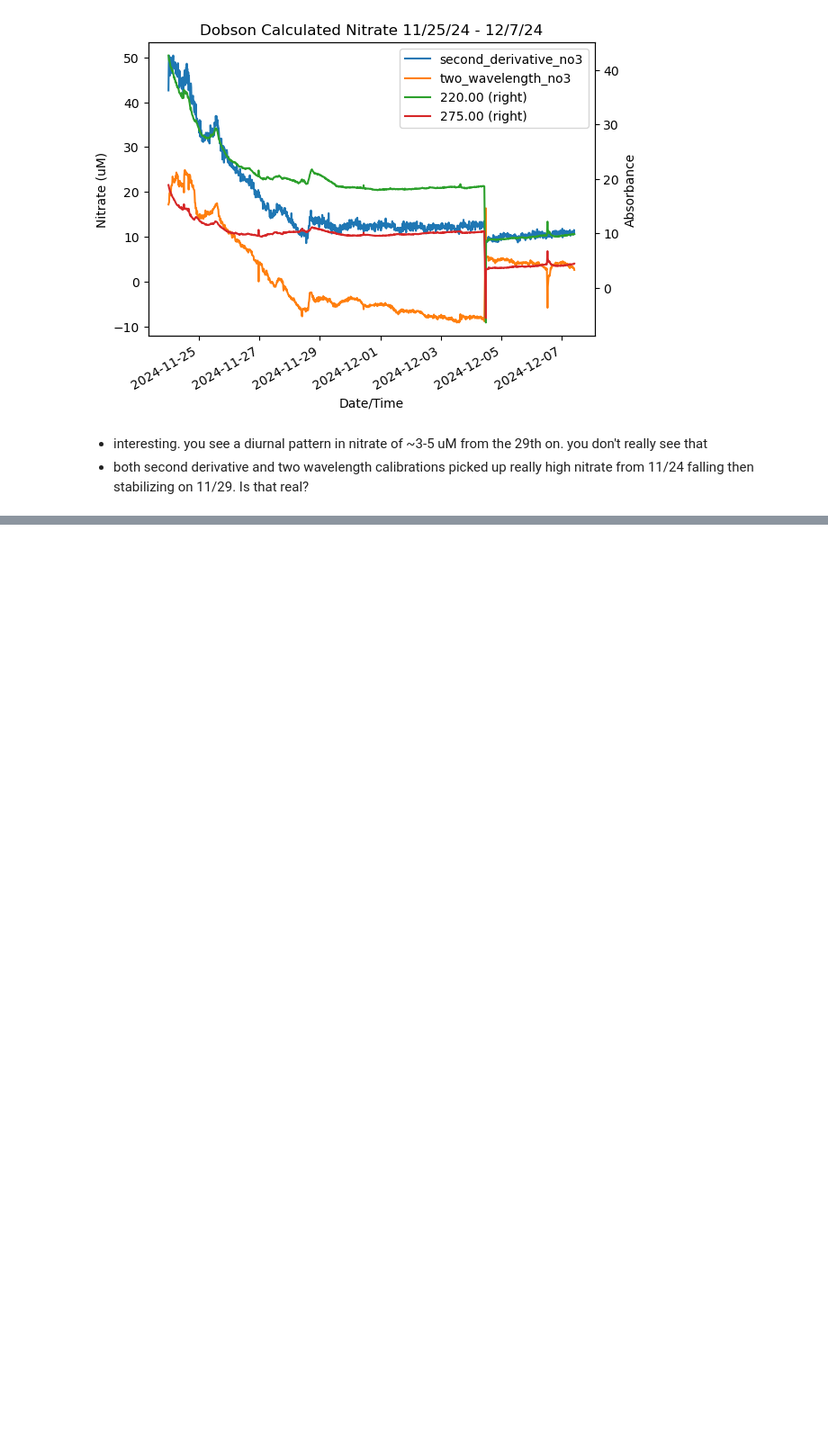
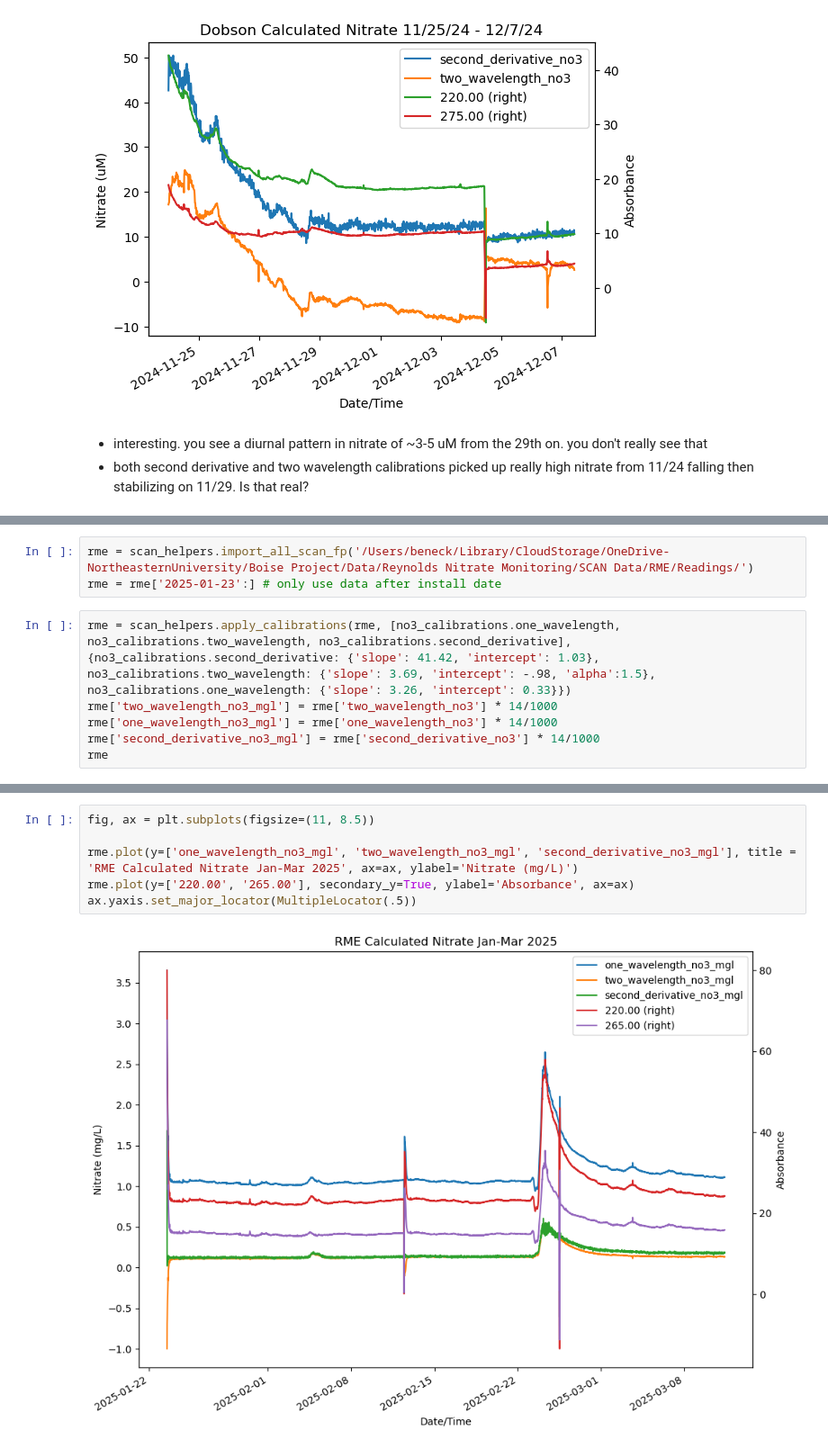
Before and after one commit to mbeneck/rcew-nitrate, a Jupyter notebook: 8-16-24 Reynolds Data.ipynb, the cells around one changed output, grey strips where cells are left out. Shown at 90% size. Saved outputs shown, nothing was run; the diff lists cells and outputs as text; blank space fills up the shorter version.

Commit message:
Created plots for RME data Jan-Mar 2025

```diff
--- a/8-16-24 Reynolds Data.ipynb
+++ b/8-16-24 Reynolds Data.ipynb
@@ -140,0 +144,9 @@ dobson['11/24/2024 00:00':'12/7/2024 10:00'].plot(y='275.00', title = 'Dobson Ca
+# %%
+rme = scan_helpers.import_all_scan_fp('/Users/beneck/Library/CloudStorage/OneDrive-NortheasternUniversity/Boise Project/Data/Reynolds Nitrate Monitoring/SCAN Data/RME/Readings/')
+rme = rme['2025-01-23':] # only use data after install date
+# %%
+rme = scan_helpers.apply_calibrations(rme, [no3_calibrations.one_wavelength, no3_calibrations.two_wavelength, no3_calibrations.second_derivative], {no3_calibrations.second_derivative: {'slope': 41.42, 'intercept': 1.03}, no3_calibrations.two_wavelength: {'slope': 3.69, 'intercept': -.98, 'alpha':1.5}, no3_calibrations.one_wavelength: {'slope': 3.26, 'intercept': 0.33}})
+rme['two_wavelength_no3_mgl'] = rme['two_wavelength_no3'] * 14/1000
+rme['one_wavelength_no3_mgl'] = rme['one_wavelength_no3'] * 14/1000
+rme['second_derivative_no3_mgl'] = rme['second_derivative_no3'] * 14/1000
+rme
@@ -140,0 +168,8 @@ dobson['11/24/2024 00:00':'12/7/2024 10:00'].plot(y='275.00', title = 'Dobson Ca
+# %%
+fig, ax = plt.subplots(figsize=(11, 8.5))
+
+rme.plot(y=['one_wavelength_no3_mgl', 'two_wavelength_no3_mgl', 'second_derivative_no3_mgl'], title = 'RME Calculated Nitrate Jan-Mar 2025', ax=ax, ylabel='Nitrate (mg/L)')
+rme.plot(y=['220.00', '265.00'], secondary_y=True, ylabel='Absorbance', ax=ax)
+ax.yaxis.set_major_locator(MultipleLocator(.5))
+# %% [output]
+[figure, added]
```
Also changed, not shown: parts of 17 cells of this notebook.
